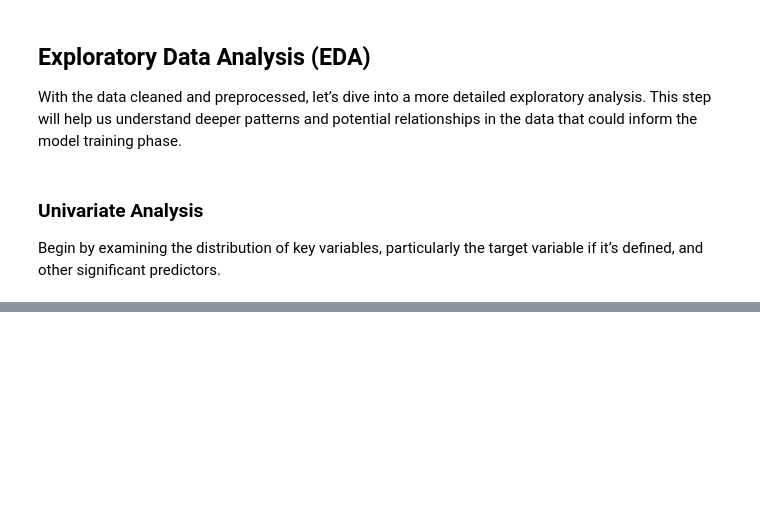
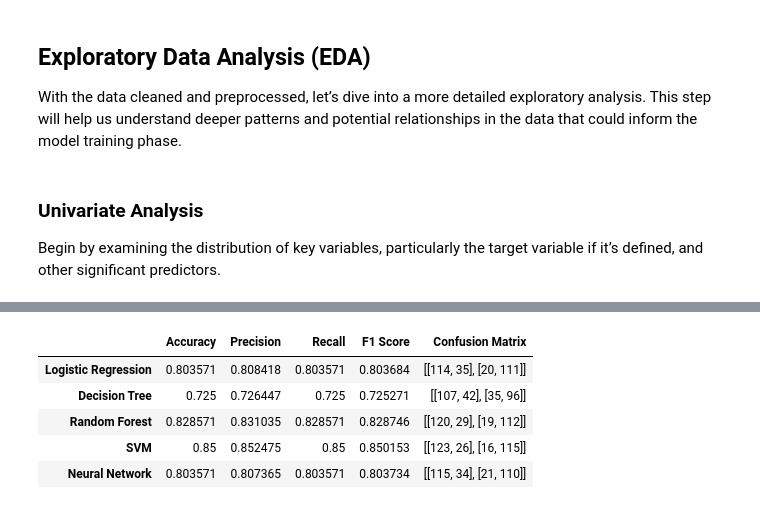
Before and after one commit to Enr1queRojas/Portfolio, a Jupyter notebook: clasic_models/notebooks/Credit_risk.ipynb, the cells around one changed output, grey strips where cells are left out. Drawn from its saved outputs; the diff is of its cells as text; code cells hidden in the pictures; blank space fills up the shorter version.

```diff
--- a/clasic_models/notebooks/Credit_risk.ipynb
+++ b/clasic_models/notebooks/Credit_risk.ipynb
@@ -527,0 +646,9 @@ plot_all_columns(data)
+# %%
+results_over
+# %% [output]
+|  | Accuracy | Precision | Recall | F1 Score | Confusion Matrix |
+| Logistic Regression | 0.803571 | 0.808418 | 0.803571 | 0.803684 | [[114, 35], [20, 111]] |
+| Decision Tree | 0.725 | 0.726447 | 0.725 | 0.725271 | [[107, 42], [35, 96]] |
+| Random Forest | 0.828571 | 0.831035 | 0.828571 | 0.828746 | [[120, 29], [19, 112]] |
+| SVM | 0.85 | 0.852475 | 0.85 | 0.850153 | [[123, 26], [16, 115]] |
+| Neural Network | 0.803571 | 0.807365 | 0.803571 | 0.803734 | [[115, 34], [21, 110]] |
```
Also changed, not shown: parts of 15 cells of this notebook.
